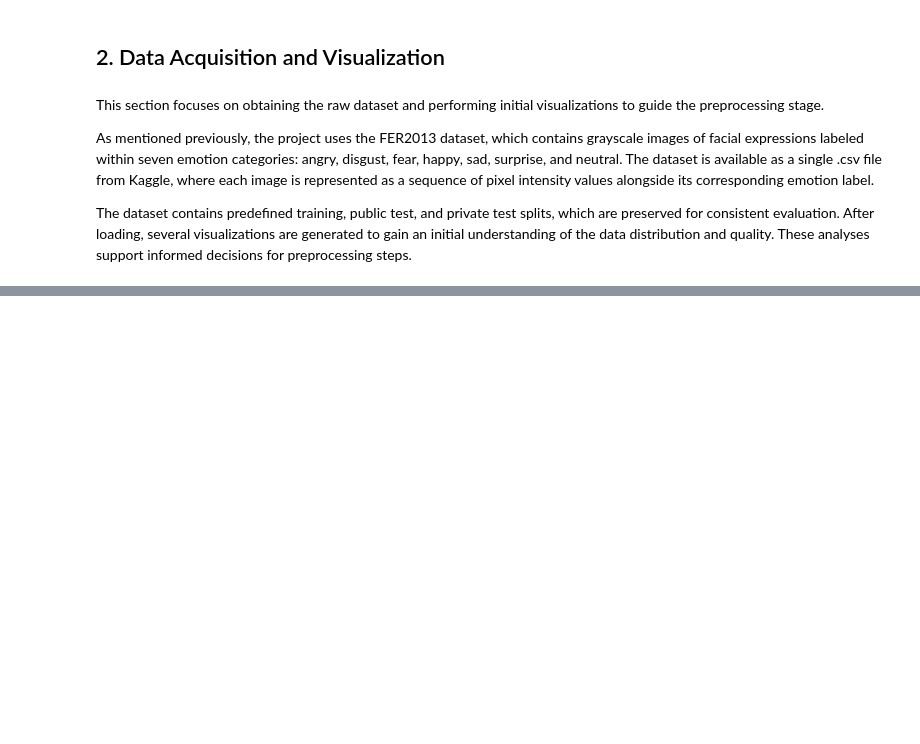
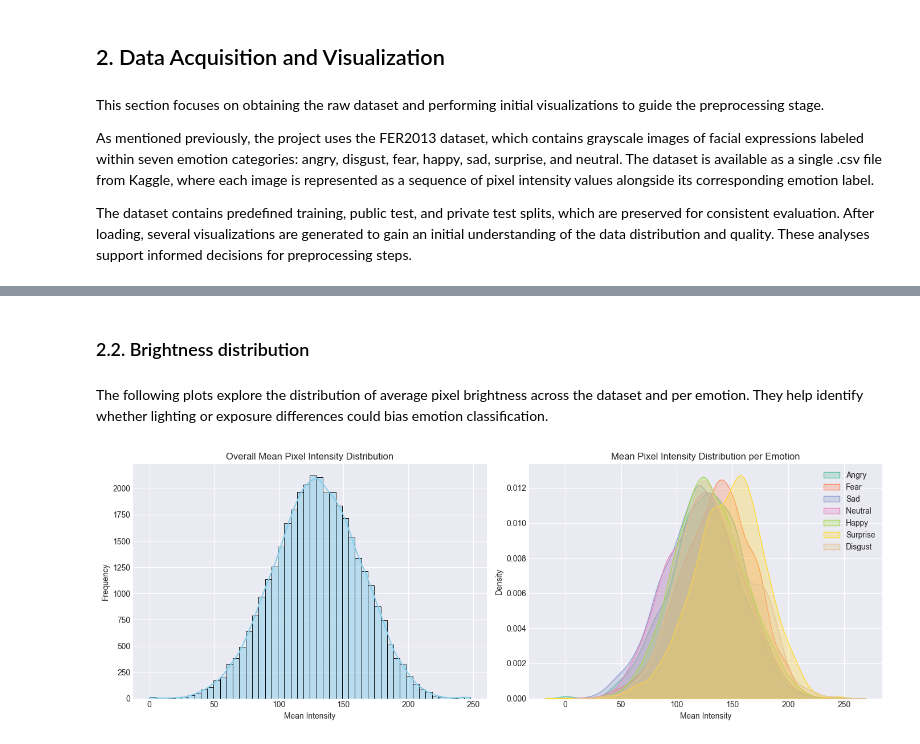
Before and after one commit to Pabloherreroo/Facial-Expression-Recognition_UsingML, a Jupyter notebook: group40_emotion_recognition.ipynb, the cells around one changed output, grey strips where cells are left out. Drawn from its saved outputs; the diff is of its cells as text; code cells hidden in the pictures; blank space fills up the shorter version.

```diff
--- a/group40_emotion_recognition.ipynb
+++ b/group40_emotion_recognition.ipynb
@@ -93,0 +133,29 @@ plt.show()
+# %% [markdown]
+### 2.2. Brightness distribution
+# %% [markdown]
+The following plots explore the distribution of average pixel brightness across the dataset and per emotion.
+They help identify whether lighting or exposure differences could bias emotion classification.
+# %%
+df['pixel_values'] = df['pixels'].apply(lambda x: np.fromstring(x, sep=' ', dtype=int))
+means = df['pixel_values'].apply(np.mean)
+
+fig, axes = plt.subplots(1, 2, figsize=(14,5))
+
+sns.histplot(means, kde=True, bins=50, color='skyblue', ax=axes[0])
+axes[0].set_title("Overall Mean Pixel Intensity Distribution")
+axes[0].set_xlabel("Mean Intensity")
+axes[0].set_ylabel("Frequency")
+
+for emotion in df['emotion_label'].unique():
+    # Instead of plotting overall frequencies, use density as classes have different sizes
+    subset = df[df['emotion_label'] == emotion]['pixel_values'].apply(np.mean)
+    sns.kdeplot(subset, label=emotion, fill=True, alpha=0.3, ax=axes[1])
+axes[1].set_title("Mean Pixel Intensity Distribution per Emotion")
+axes[1].set_xlabel("Mean Intensity")
+axes[1].set_ylabel("Density")
+axes[1].legend()
+
+plt.tight_layout()
+plt.show()
+# %% [output]
+[figure, added]
```
Also changed, not shown: parts of 22 cells of this notebook.
